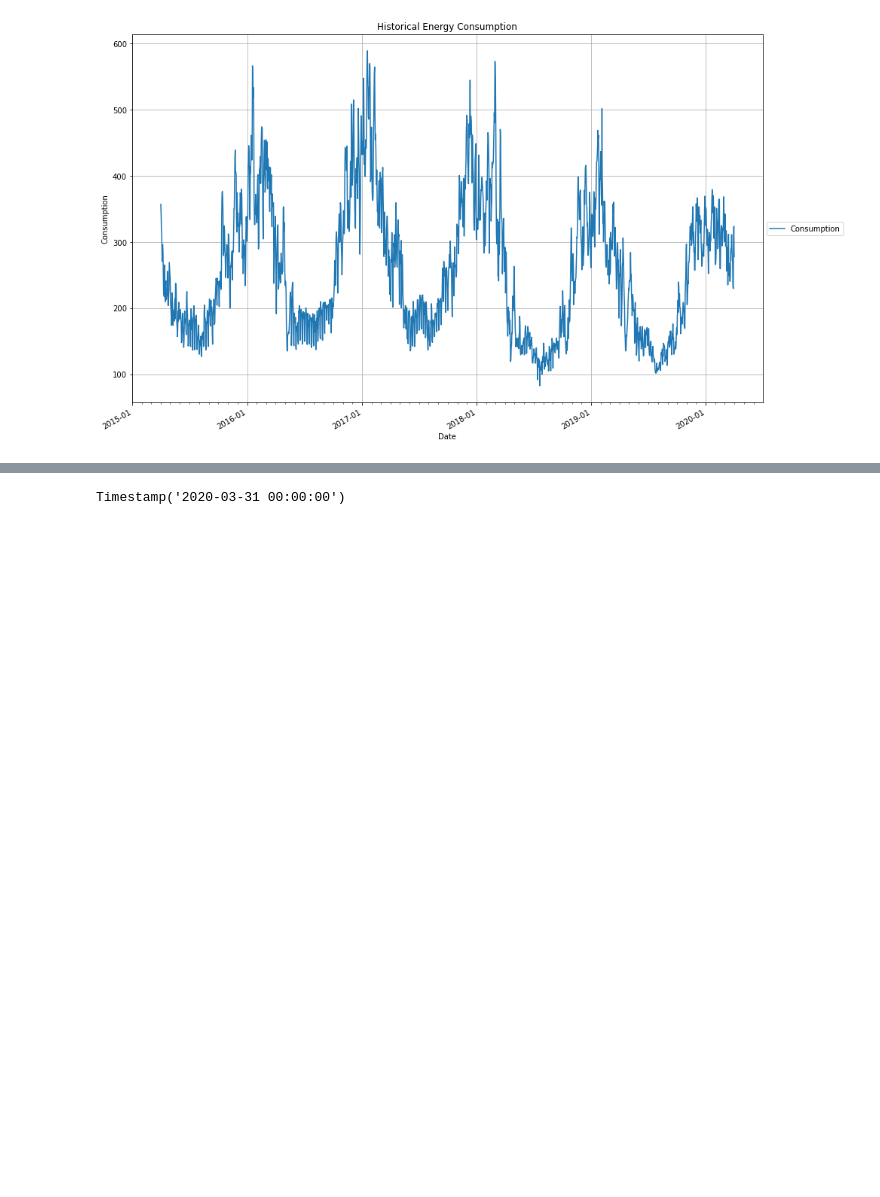
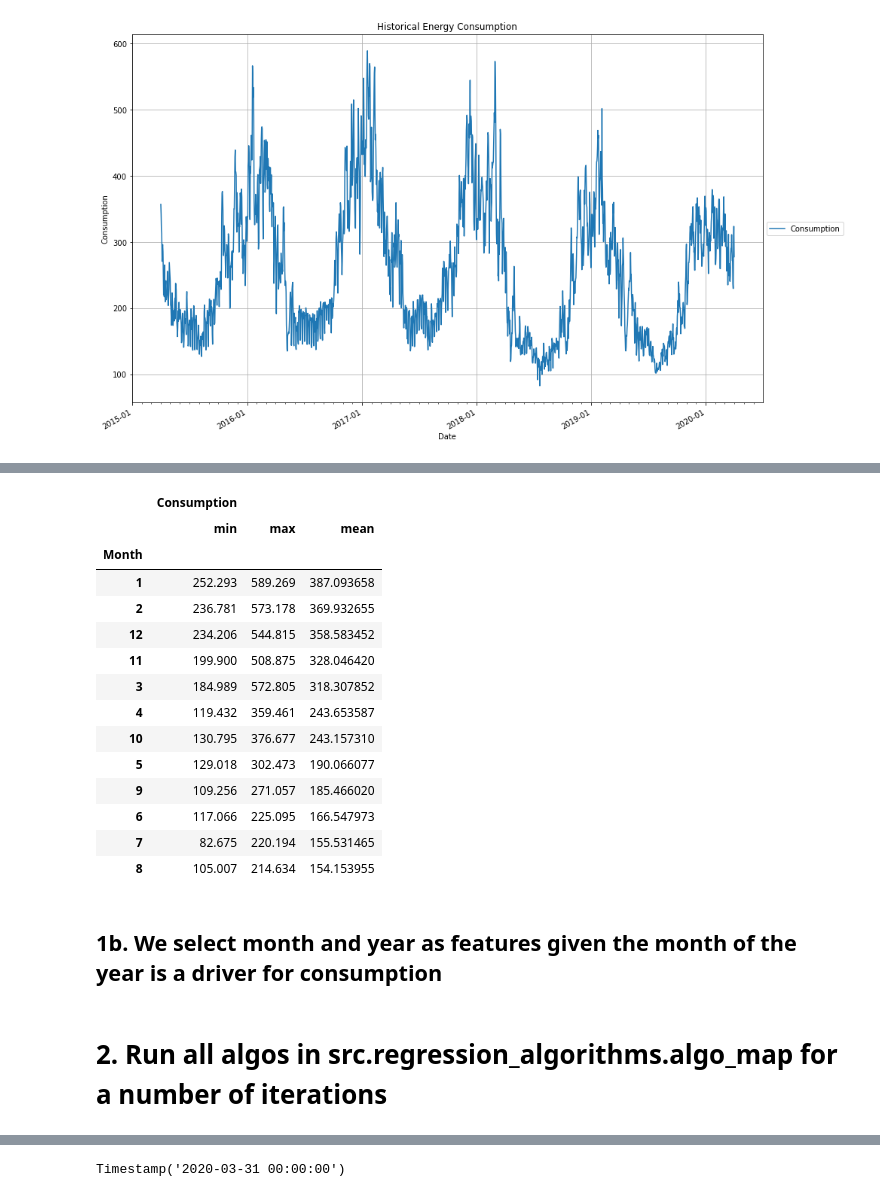
Before and after one commit to polardesert/energy-demand-forecast, a Jupyter notebook: EnergyDemandForecast.ipynb, the cells around one changed output, grey strips where cells are left out. Drawn from its saved outputs; the diff is of its cells as text; code cells hidden in the pictures; blank space fills up the shorter version.

```diff
--- a/EnergyDemandForecast.ipynb
+++ b/EnergyDemandForecast.ipynb
@@ -78,5 +93,27 @@ _ = line_plot_date(dat.copy(), "Date", ["Consumption"], "Historical Energy Consu
+# %%
+dat.groupby(by=["Month"]).agg({"Consumption": ["min", "max", "mean"]}).sort_values(by=[("Consumption", "mean")], ascending=False)
+# %% [output]
+|  | Consumption |  |  |
+|  | min | max | mean |
+| Month |  |  |  |
+| 1 | 252.293 | 589.269 | 387.093658 |
+| 2 | 236.781 | 573.178 | 369.932655 |
+| 12 | 234.206 | 544.815 | 358.583452 |
+| 11 | 199.900 | 508.875 | 328.046420 |
+| 3 | 184.989 | 572.805 | 318.307852 |
+| 4 | 119.432 | 359.461 | 243.653587 |
+| 10 | 130.795 | 376.677 | 243.157310 |
+| 5 | 129.018 | 302.473 | 190.066077 |
+| 9 | 109.256 | 271.057 | 185.466020 |
+| 6 | 117.066 | 225.095 | 166.547973 |
+| 7 | 82.675 | 220.194 | 155.531465 |
+| 8 | 105.007 | 214.634 | 154.153955 |
+# %% [markdown]
+## 1b. We select month and year as features given the month of the year is a driver for consumption
 # %%
 features = ["Consumption", "Month", "Year"]
+# %% [markdown]
+# 2. Run all algos in src.regression_algorithms.algo_map for a number of iterations
 # %%
 preds = {"algo": [], "preds": [], "accuracy": [], "mse": [], "iter": []}
 NUM_DAYS = 365
```
Also changed, not shown: parts of 21 cells of this notebook, 7 other files.
